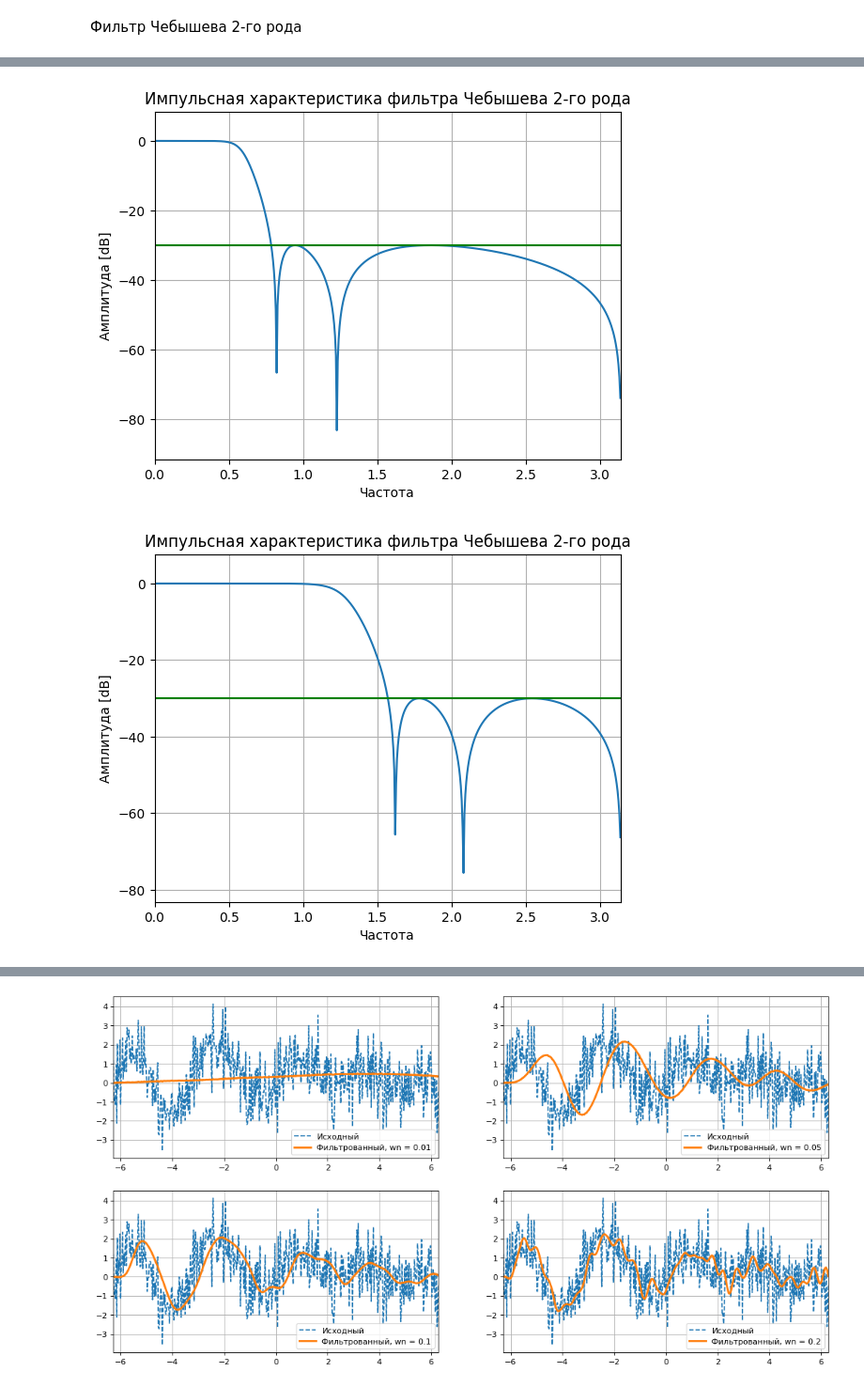
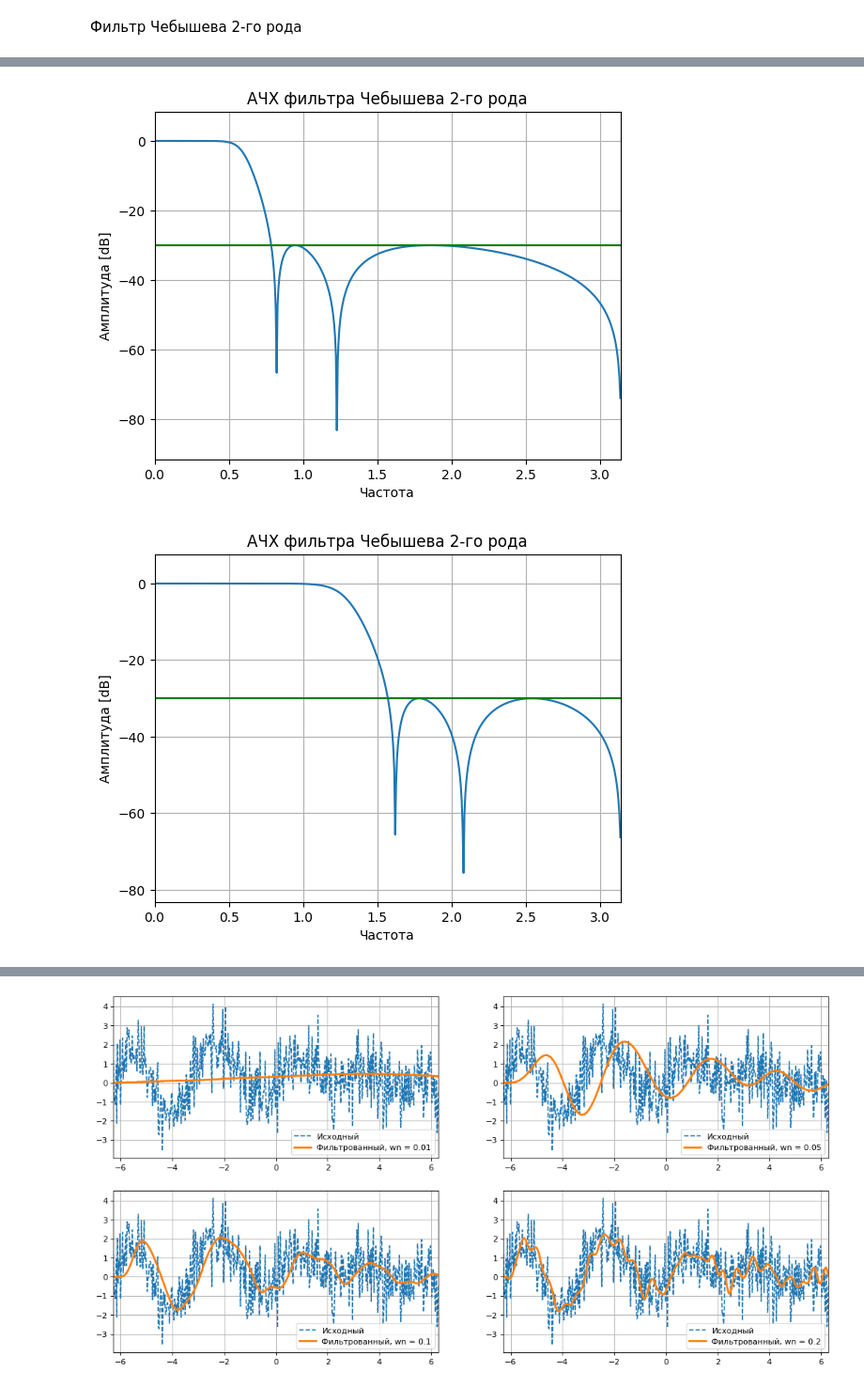
Before and after one commit to phonetics-spbu/phonetics-spbu.github.io, a Jupyter notebook: public/courses/linear_models/ipynb/filters_scipy.ipynb, the cells around one changed output, grey strips where cells are left out. Shown at 94% size. Saved outputs shown, nothing was run; the diff lists cells and outputs as text; code cells hidden in the pictures.

```diff
--- a/public/courses/linear_models/ipynb/filters_scipy.ipynb
+++ b/public/courses/linear_models/ipynb/filters_scipy.ipynb
@@ -144,7 +144,7 @@ b, a = cheby2(5, 30, 0.25, 'low')
 # частота здесь нормализована [0, pi), для цифрового фильтра используем freqz, а не freqs
 w, h = freqz(b, a)
 plt.plot(w, 20 * np.log10(abs(h)))
-plt.title('Импульсная характеристика фильтра Чебышева 2-го рода')
+plt.title('АЧХ фильтра Чебышева 2-го рода')
 plt.xlabel('Частота')
 plt.ylabel('Амплитуда [dB]')
 plt.margins(0, 0.1)
@@ -152,24 +152,24 @@ plt.grid(which='both', axis='both')
 plt.axhline(-30, color='green') # rp
 plt.show()
 # %% [output]
-[figure, old version]
+[figure, new version]
 # %%
 # 1й параметр - порядок фильтра, 2й - уровень пульсаций (дБ) (rp), 3й - частота среза - для дискретного фильтра в тех же единицах, что и частота дискретизации
 # Если частота дискретизации не задана параметром, частота среза задается как доля частоты Найквиста
 b, a = cheby2(5, 30, 250, 'low', fs=1000)
 
 # здесь частота Найквиста нормализована [0, pi), тогда, частота дискретизации - [0, 2*pi), для цифрового фильтра используем freqz
 w, h = freqz(b, a)
 plt.plot(w, 20 * np.log10(abs(h)))
-plt.title('Импульсная характеристика фильтра Чебышева 2-го рода')
+plt.title('АЧХ фильтра Чебышева 2-го рода')
 plt.xlabel('Частота')
 plt.ylabel('Амплитуда [dB]')
 plt.margins(0, 0.1)
 plt.grid(which='both', axis='both')
 plt.axhline(-30, color='green') # rp
 plt.show()
 # %% [output]
-[figure, old version]
+[figure, new version]
 # %%
 # 1й параметр - порядок фильтра, 2й - уровень пульсаций (дБ) (rp), 3й - частота среза - для дискретного фильтра в тех же единицах, что и частота дискретизации
 # Если частота дискретизации не задана параметром, частота среза задается как доля частоты Найквиста
```
Also changed, not shown: parts of 4 cells of this notebook.
